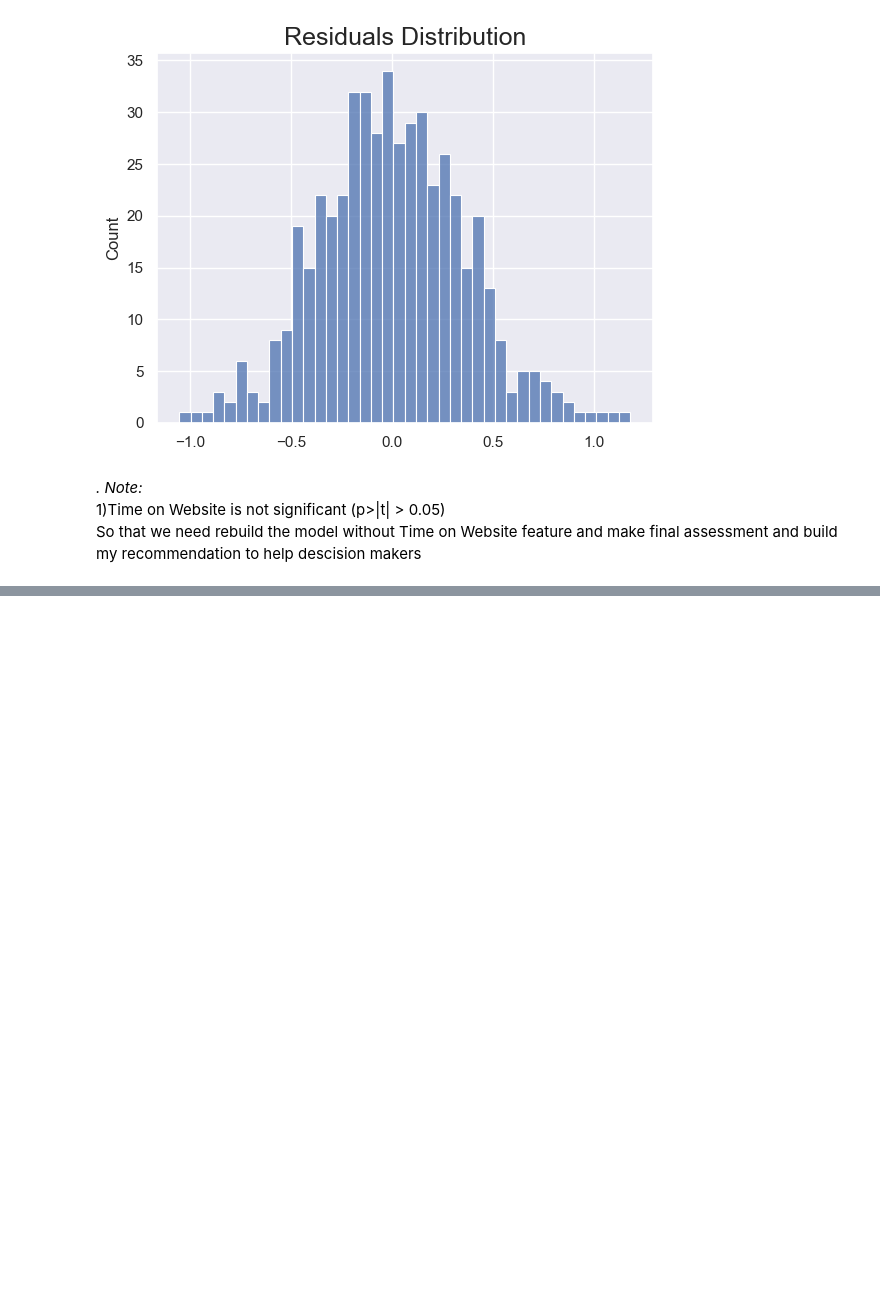
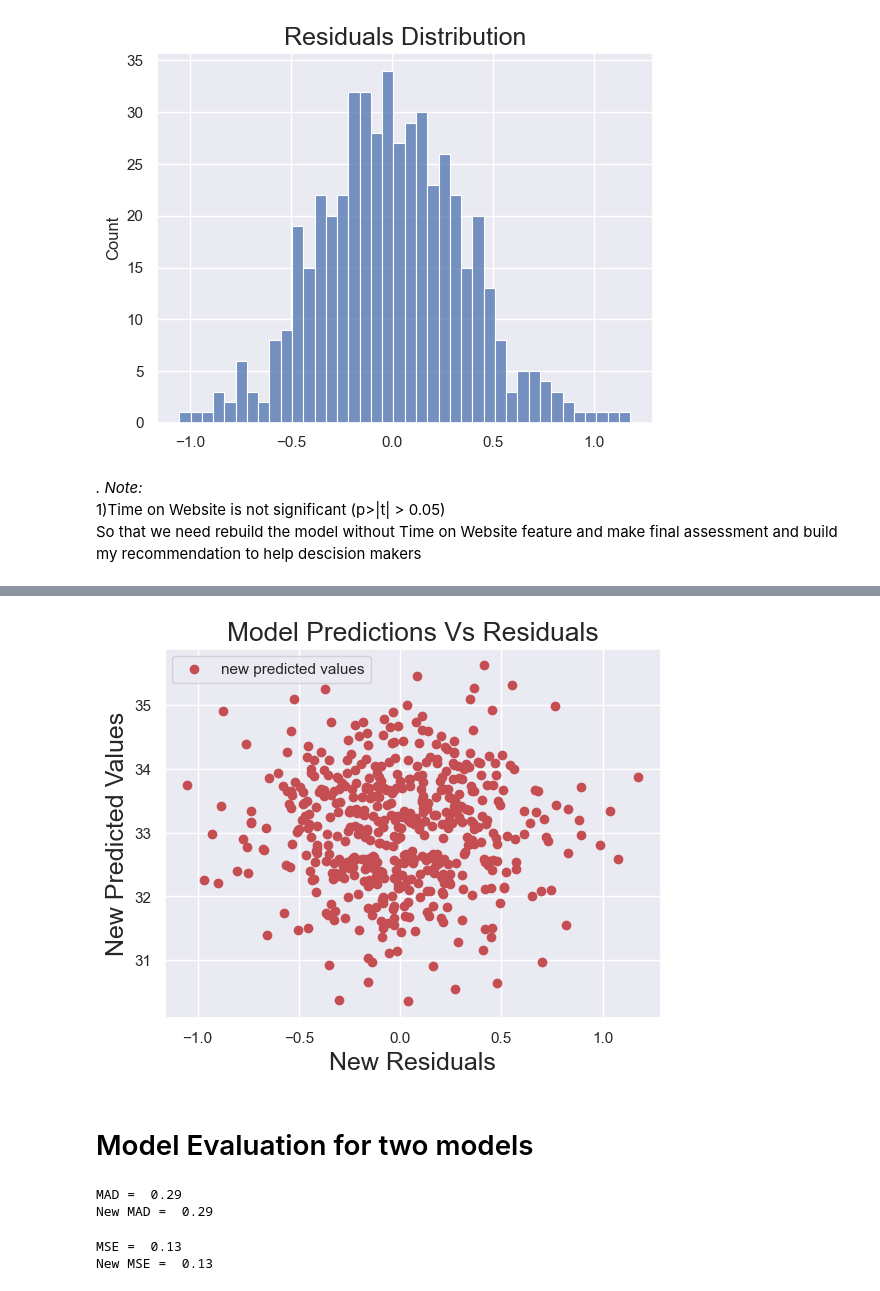
Before and after one commit to youssefSamir-DS/ML_Project-Ecommerce_Customers, a Jupyter notebook: Linear_Regression_project.ipynb, the cells around one changed output, grey strips where cells are left out. Saved outputs shown, nothing was run; the diff lists cells and outputs as text; code cells hidden in the pictures; blank space fills up the shorter version.

```diff
--- a/Linear_Regression_project.ipynb
+++ b/Linear_Regression_project.ipynb
@@ -457,0 +519,11 @@ So that we need rebuild the model without Time on Website feature and make final
+# %%
+plt.scatter(new_residuals,new_predicted,c='r',label='new predicted values')
+plt.xlabel("New Residuals",fontsize=18)
+plt.ylabel("New Predicted Values",fontsize=18)
+plt.title("Model Predictions Vs Residuals",fontsize=19)
+plt.legend()
+plt.show()
+# %% [output]
+[figure, added]
+# %% [markdown]
+# Model Evaluation for two models
@@ -457,0 +534,6 @@ So that we need rebuild the model without Time on Website feature and make final
+# %%
+print("MAD = ",MAD.round(2))
+print("New MAD = ",new_MAD.round(2))
+# %% [output]
+MAD =  0.29
+New MAD =  0.29
@@ -457,0 +544,6 @@ So that we need rebuild the model without Time on Website feature and make final
+# %%
+print("MSE = ",MSE.round(2))
+print("New MSE = ",new_MSE.round(2))
+# %% [output]
+MSE =  0.13
+New MSE =  0.13
```
Also changed, not shown: parts of 13 cells of this notebook.
